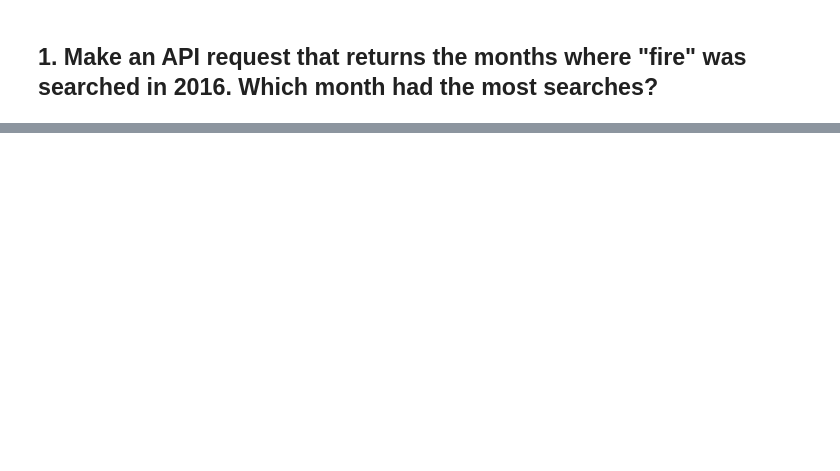
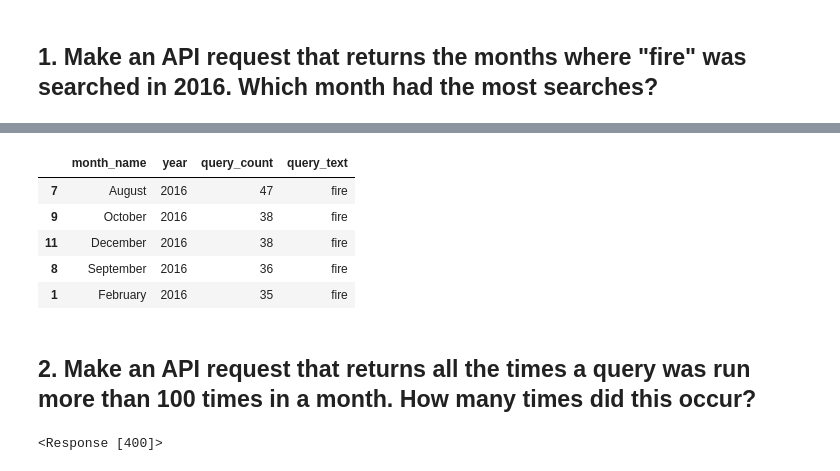
Before and after one commit to NSS-Data-Analytics-Cohort-6/socrata-api-abigailasper, a Jupyter notebook: notebooks/socrata_api.ipynb, the cells around one changed output, grey strips where cells are left out. Drawn from its saved outputs; the diff is of its cells as text; code cells hidden in the pictures; blank space fills up the shorter version.

```diff
--- a/notebooks/socrata_api.ipynb
+++ b/notebooks/socrata_api.ipynb
@@ -34,0 +52,12 @@ SyntaxError: invalid syntax (363926550.py, line 1)
+# %%
+fire2016 = fire2016.sort_values(by=['query_count'], ascending=False)
+fire2016.head()
+# %% [output]
+|  | month_name | year | query_count | query_text |
+| 7 | August | 2016 | 47 | fire |
+| 9 | October | 2016 | 38 | fire |
+| 11 | December | 2016 | 38 | fire |
+| 8 | September | 2016 | 36 | fire |
+| 1 | February | 2016 | 35 | fire |
+# %% [markdown]
+## 2. Make an API request that returns all the times a query was run more than 100 times in a month. How many times did this occur?
@@ -34,0 +66,5 @@ SyntaxError: invalid syntax (363926550.py, line 1)
+# %%
+query100 = requests.get(query100endpoint)
+print(query100)
+# %% [output]
+<Response [400]>
```
Also changed, not shown: parts of 11 cells of this notebook.
